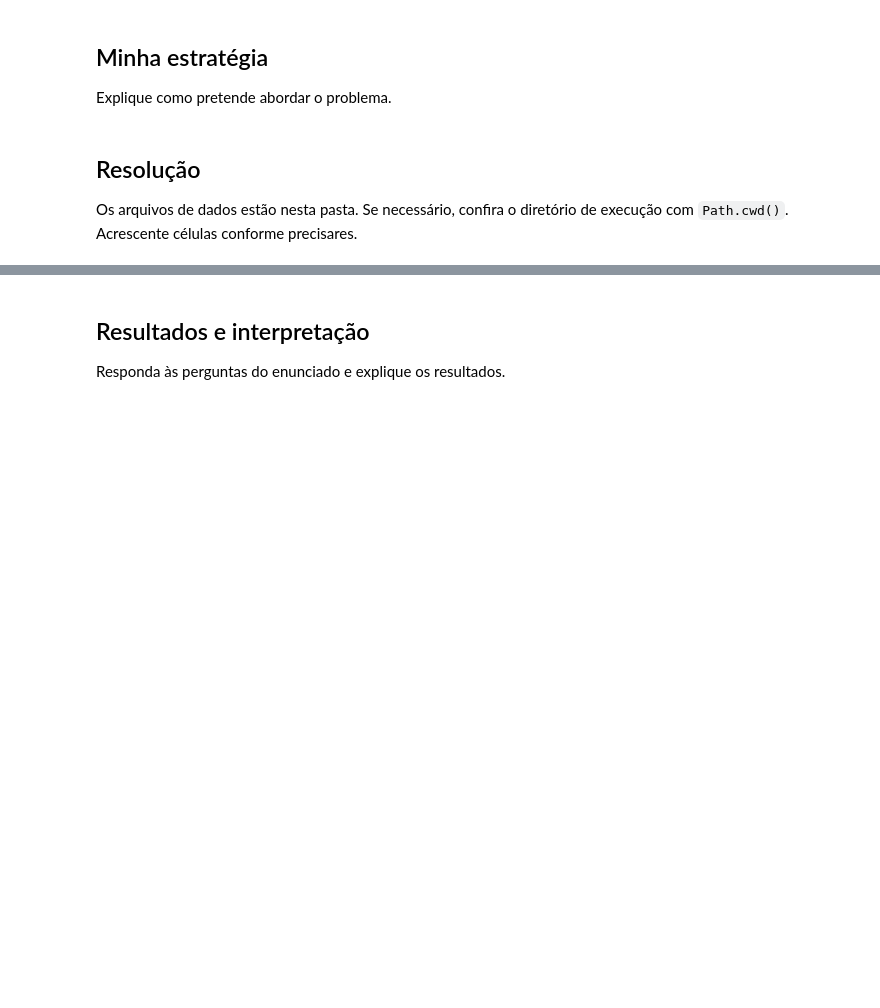
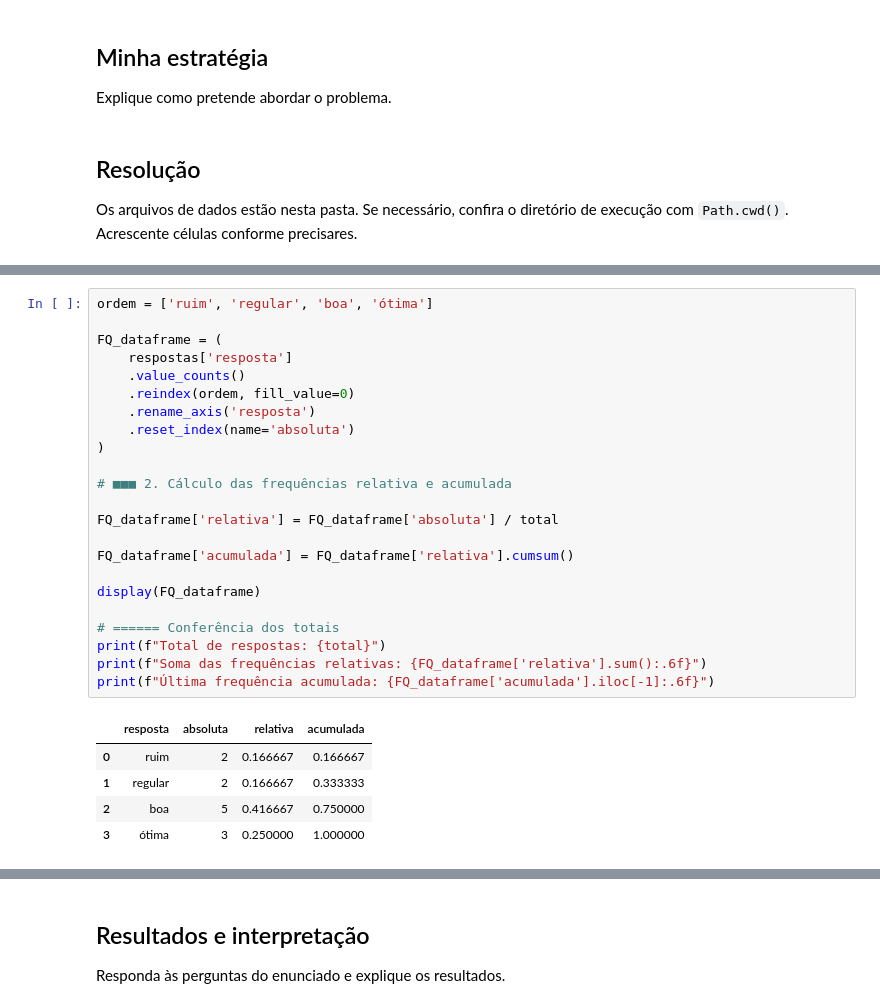
Before and after one commit to MiguelFreire-bit/56-dias-de-python-para-ciencia-de-dados, a Jupyter notebook: Planner_56_dias/dia_02/respostas.ipynb, the cells around one changed output, grey strips where cells are left out. Cells and saved outputs as stored; diff of their text form; blank space fills up the shorter version.

```diff
--- a/Planner_56_dias/dia_02/respostas.ipynb
+++ b/Planner_56_dias/dia_02/respostas.ipynb
@@ -44,0 +104,29 @@ Os arquivos de dados estão nesta pasta. Se necessário, confira o diretório de
+# %%
+ordem = ['ruim', 'regular', 'boa', 'ótima']
+
+FQ_dataframe = (
+    respostas['resposta']
+    .value_counts()
+    .reindex(ordem, fill_value=0)
+    .rename_axis('resposta')
+    .reset_index(name='absoluta')
+)
+
+# ■■■ 2. Cálculo das frequências relativa e acumulada
+
+FQ_dataframe['relativa'] = FQ_dataframe['absoluta'] / total
+
+FQ_dataframe['acumulada'] = FQ_dataframe['relativa'].cumsum()
+
+display(FQ_dataframe)
+
+# ====== Conferência dos totais
+print(f"Total de respostas: {total}")
+print(f"Soma das frequências relativas: {FQ_dataframe['relativa'].sum():.6f}")
+print(f"Última frequência acumulada: {FQ_dataframe['acumulada'].iloc[-1]:.6f}")
+# %% [output]
+|  | resposta | absoluta | relativa | acumulada |
+| 0 | ruim | 2 | 0.166667 | 0.166667 |
+| 1 | regular | 2 | 0.166667 | 0.333333 |
+| 2 | boa | 5 | 0.416667 | 0.750000 |
+| 3 | ótima | 3 | 0.250000 | 1.000000 |
```
Also changed, not shown: parts of 6 cells of this notebook.
